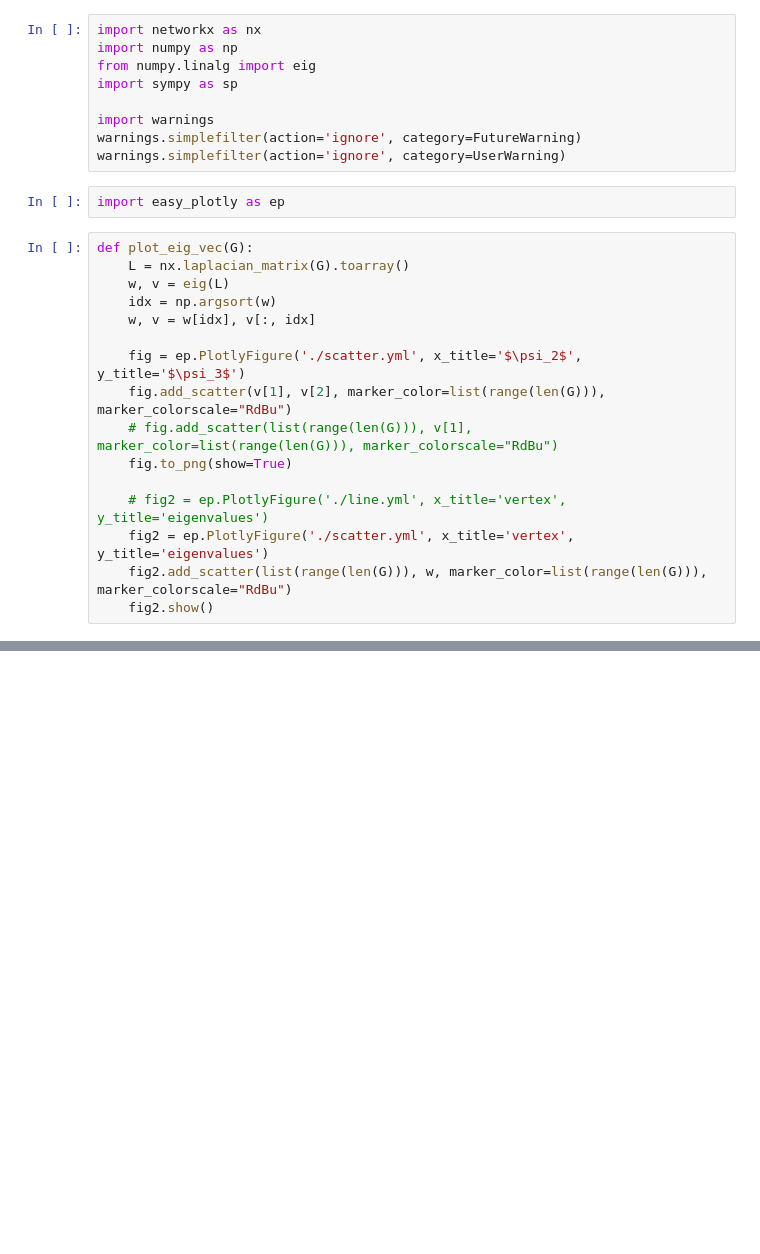
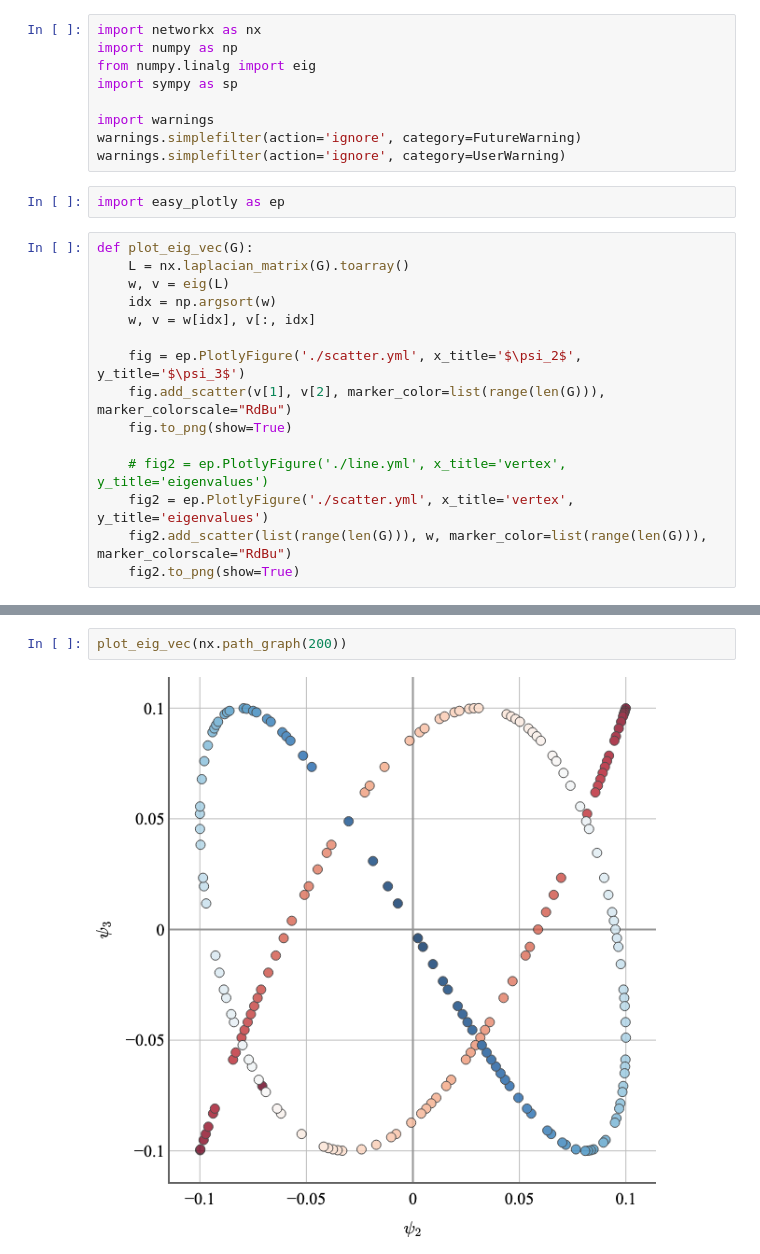
Before and after one commit to mizutani-lab/spectral, a Jupyter notebook: notebooks/SpectralPlot.ipynb, the cells around one changed output, grey strips where cells are left out. Cells and saved outputs as stored; diff of their text form; blank space fills up the shorter version.

Commit message:
Add visualization

```diff
--- a/notebooks/SpectralPlot.ipynb
+++ b/notebooks/SpectralPlot.ipynb
@@ -18,12 +18,11 @@ def plot_eig_vec(G):
 
     fig = ep.PlotlyFigure('./scatter.yml', x_title='$\psi_2$', y_title='$\psi_3$')
     fig.add_scatter(v[1], v[2], marker_color=list(range(len(G))), marker_colorscale="RdBu")
-    # fig.add_scatter(list(range(len(G))), v[1], marker_color=list(range(len(G))), marker_colorscale="RdBu")
     fig.to_png(show=True)
 
     # fig2 = ep.PlotlyFigure('./line.yml', x_title='vertex', y_title='eigenvalues')
     fig2 = ep.PlotlyFigure('./scatter.yml', x_title='vertex', y_title='eigenvalues')
     fig2.add_scatter(list(range(len(G))), w, marker_color=list(range(len(G))), marker_colorscale="RdBu")
-    fig2.show()
+    fig2.to_png(show=True)
 # %%
 plot_eig_vec(nx.cycle_graph(200))
@@ -33,0 +32,4 @@ plot_eig_vec(nx.cycle_graph(200))
+# %%
+plot_eig_vec(nx.path_graph(200))
+# %% [output]
+[figure, added]
```
Also changed, not shown: parts of 2 cells of this notebook.
